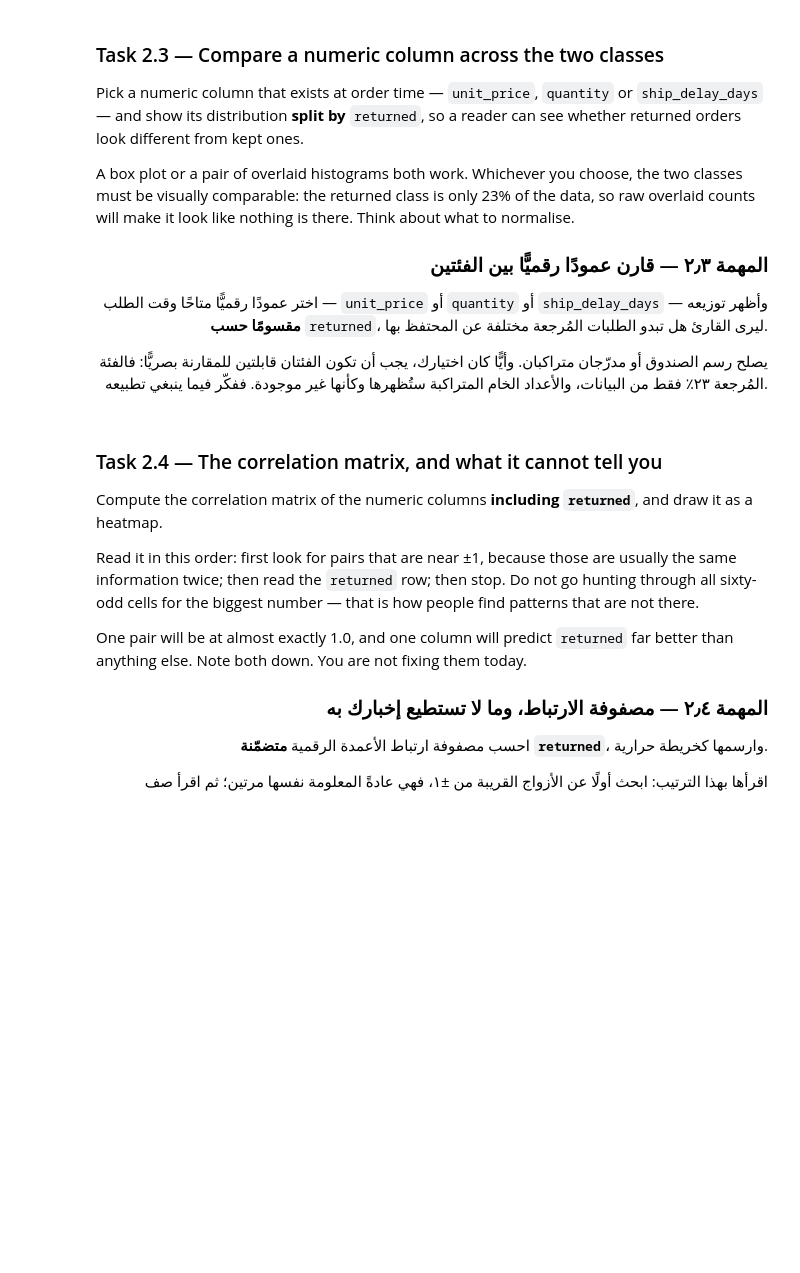
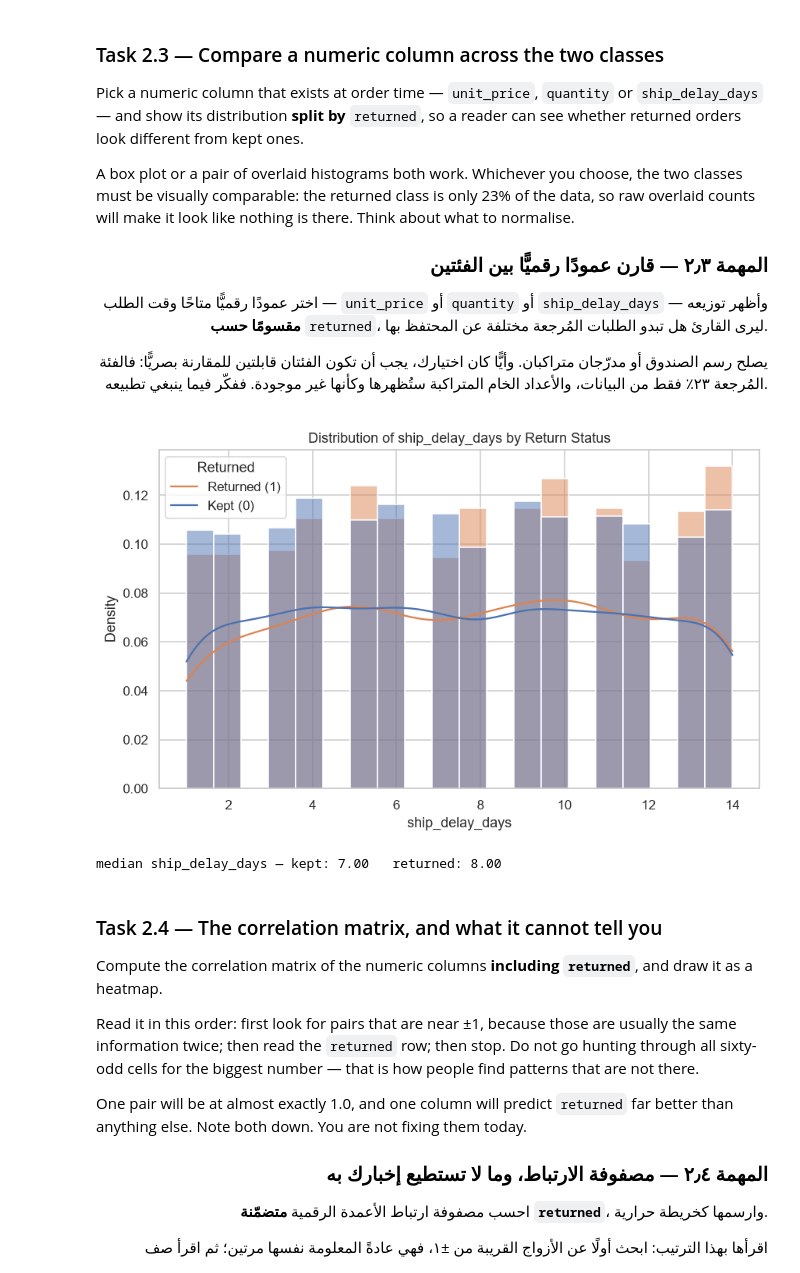
Before and after one commit to razanalhadi/AIEP_Olo_student, a Jupyter notebook: week_2_data_engineering/labs_v2/D2_eda_and_visualisation/D2_eda_and_visualisation_blank.ipynb, the cells around one changed output. Drawn from its saved outputs; the diff is of its cells as text; code cells hidden in the pictures; blank space fills up the shorter version.

```diff
--- a/week_2_data_engineering/labs_v2/D2_eda_and_visualisation/D2_eda_and_visualisation_blank.ipynb
+++ b/week_2_data_engineering/labs_v2/D2_eda_and_visualisation/D2_eda_and_visualisation_blank.ipynb
@@ -404,25 +483,51 @@ make it look like nothing is there. Think about what to normalise.
 # %%
 # ────────────────────────────────────────────────────────────────────
 # 1) Choose one numeric column that is known at order time.
 # 2) Draw its distribution for returned == 0 and returned == 1 on the same axes.
 # 3) The classes are different sizes, so compare shapes, not counts — look for the
 #    seaborn argument that turns a histogram into a density, or use a box plot.
 # 4) Print the median of the column for each class underneath, so the picture has a number.
 # Search: "seaborn histplot common_norm stat density hue"
 # https://seaborn.pydata.org/generated/seaborn.histplot.html
 #
 # ١) اختر عمودًا رقميًّا واحدًا معروفًا وقت الطلب.
 # ٢) ارسم توزيعه عند returned == 0 وعند returned == 1 على المحاور نفسها.
 # ٣) حجما الفئتين مختلفان، فقارن الأشكال لا الأعداد — ابحث عن وسيط seaborn الذي
 #    يحوّل المدرّج إلى كثافة، أو استخدم رسم الصندوق.
 # ٤) اطبع وسيط العمود لكل فئة أسفل الرسم، ليحمل الشكل رقمًا.
 # ابحث عن: "seaborn histplot common_norm stat density hue"
 # ────────────────────────────────────────────────────────────────────
 
 NUMERIC_CHOICE = "ship_delay_days"
 # TODO: Plot the distribution of your chosen column split by `returned`, made comparable across the two unequal class sizes.
 # مهمة: ارسم توزيع العمود الذي اخترته مقسومًا حسب `returned`، وبصورة قابلة للمقارنة رغم اختلاف حجمَي الفئتين.
+# Plot distribution as density
+plt.figure(figsize=(8, 5))
+
+sns.histplot(
+    data=raw,
+    x=NUMERIC_CHOICE,
+    hue="returned",
+    stat="density",
+    common_norm=False,
+    kde=True,
+    bins=20
+)
+
+plt.title(f"Distribution of {NUMERIC_CHOICE} by Return Status")
+plt.xlabel(NUMERIC_CHOICE)
+plt.ylabel("Density")
+plt.legend(title="Returned", labels=["Returned (1)", "Kept (0)"])
+
+plt.tight_layout()
+plt.show()
+
+# Calculate medians
+medians = raw.groupby("returned")[NUMERIC_CHOICE].median()
 print(f"median {NUMERIC_CHOICE} — kept: {medians[0]:.2f}   returned: {medians[1]:.2f}")
+# %% [output]
+[figure, added]
+median ship_delay_days — kept: 7.00   returned: 8.00
 # %% [markdown]
 ### Task 2.4 — The correlation matrix, and what it cannot tell you
 
```
Also changed, not shown: parts of 8 cells of this notebook.
